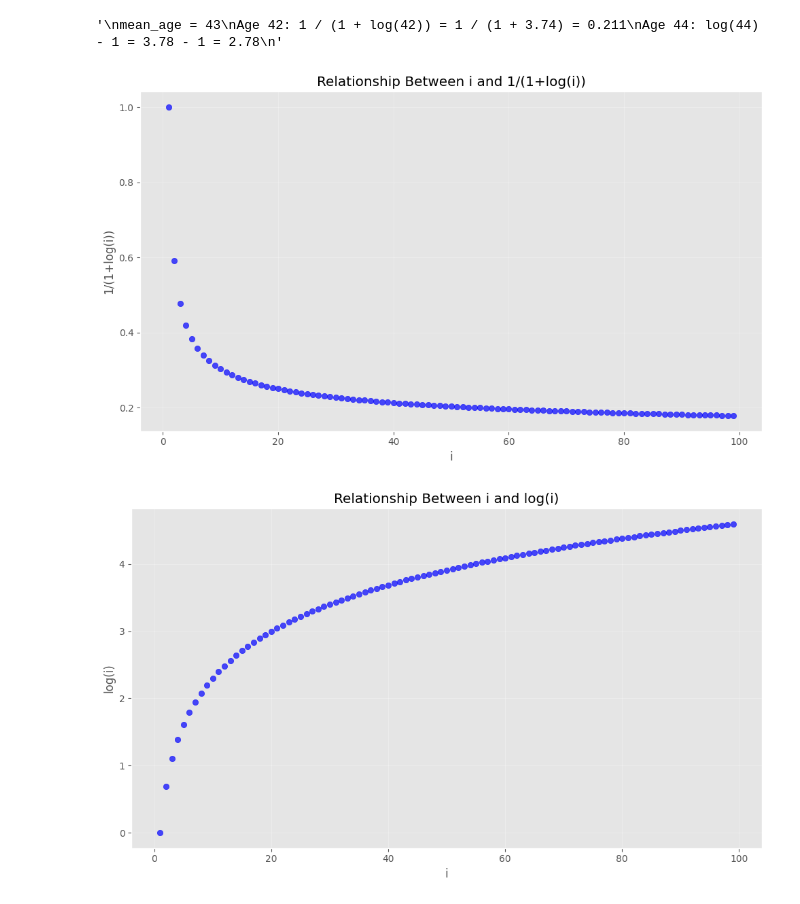
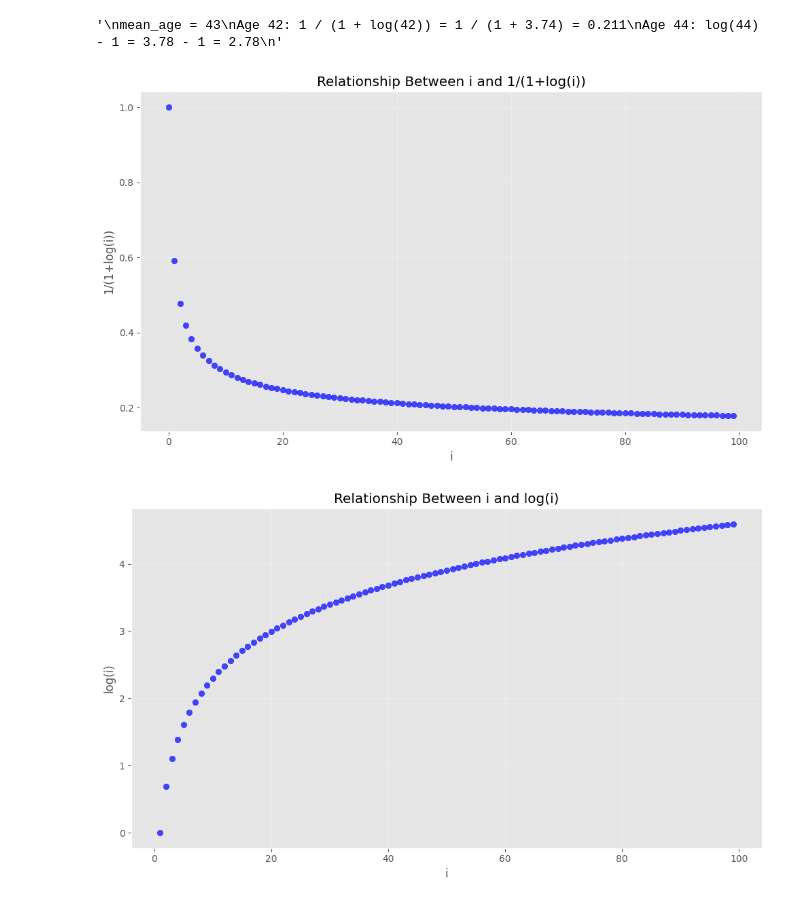
Before and after one commit to DEVOLOPER-1/Sim-Equity, a Jupyter notebook: EDA.ipynb, the cells around one changed output. Drawn from its saved outputs; the diff is of its cells as text; code cells hidden in the pictures.

```diff
--- a/EDA.ipynb
+++ b/EDA.ipynb
@@ -136,7 +137,7 @@ individuals_with_trips_df = individuals_with_trips_df.with_columns(
     pl.col("ELECT_SCOOTER").replace({"4+":4}, return_dtype=pl.Int8),
 
     #"NAVIGO_SUB", "IMAGINER_SUB", "OTHER_SUB_PT" , "BIKE_SUB", "NSM_SUB"
-    pl.col("NAVIGO_SUB").replace({0:1 , 1:0}),
+    pl.col("NAVIGO_SUB").replace({0:1 , 1:0},default=0).cast(pl.Int8),
     pl.col("IMAGINER_SUB").replace({0:1 , 1:0}),
     pl.col("OTHER_SUB_PT").replace({0:1 , 1:0}),
     pl.col("BIKE_SUB").replace({0:1 , 1:0}),
@@ -147,7 +148,7 @@ individuals_with_trips_df = individuals_with_trips_df.with_columns(
 # %% [markdown]
 ### Applying the decreasing function 1/1+log(x) according to the described relations bet. the features applied on it & the Social Vulnerability Index
 # %%
-mean_age = round(individuals_with_trips_df["AGE"].mean())
+mean_age = individuals_with_trips_df["AGE"].mean()
 individuals_with_trips_df = individuals_with_trips_df.with_columns(
     [
     pl.col("AGE").map_elements(lambda
@@ -163,7 +164,7 @@ individuals_with_trips_df = individuals_with_trips_df.with_columns(
 individuals_with_trips_df = individuals_with_trips_df.with_columns([
     pl.col("NB_CAR").map_elements(lambda x : 1/(1+log(1+x))).alias('TRANSFORMED_NB_CAR'), #added the 1 in the log to avoid the people with no cars
     pl.col("PRO_CAT").map_elements(lambda x : 1/(1+log(x))).alias('TRANSFORMED_PRO_CAT'),
-    pl.col("NBPERS_HOUSE").map_elements(lambda x : 1/(1+log(x))).alias('TRANSFORMED_NBPERS_HOUSE'),
+    pl.col("NBPERS_HOUSE").map_elements(lambda x : (log(x))).alias('TRANSFORMED_NBPERS_HOUSE'),
     pl.col("TWO_WHEELER").map_elements(lambda x : 1/(1+log(1+x))).alias('TRANSFORMED_TWO_WHEELER'),
     pl.col("BIKE").map_elements(lambda x : 1/(1+log(1+x))).alias('TRANSFORMED_BIKE'),
     pl.col("ELECT_SCOOTER").map_elements(lambda x : 1/(1+log(1+x))).alias('TRANSFORMED_ELECT_SCOOTER'),
@@ -226,7 +227,7 @@ cols_2_continue_operations_on = are_correlated.columns
 ### Normalizing All Features separately by min_max scaler to make each of them particicpate equally in the MVI
 # %%
 for col in cols_2_continue_operations_on:
-    if col.split('_')[0] == 'TRANSFORMED':
+    # if col.split('_')[0] == 'TRANSFORMED':
         scaler = MinMaxScaler()
 
         scaled_values = scaler.fit_transform(X=are_correlated[col].to_numpy().reshape(-1, 1))
@@ -234,6 +235,22 @@ for col in cols_2_continue_operations_on:
         are_correlated = are_correlated.with_columns(
             pl.Series(col, scaled_values.flatten(), dtype=pl.Float64)
         )
+# %%
+pca = PCA(n_components=1)
+
+X = are_correlated.to_numpy()
+
+pca.fit(X)
+
+weights = pca.components_.tolist()[0]
+
+
+for i, col in enumerate(cols_2_continue_operations_on):
+    are_correlated = are_correlated.with_columns(
+        pl.col(col).map_elements(
+            lambda x: abs(x * weights[i])
+        )
+    )
 # %%
 are_correlated.describe()
 # %% [output]
@@ -448,20 +469,20 @@ Age 44: log(44) - 1 = 3.78 - 1 = 2.78
 # %%
 i_s = []
 product = []
-for i in range(1, 100):  # Starting from 1 to avoid log(0)
+for i in range(0, 100):  # Starting from 1 to avoid log(0)
     i_s.append(i)
-    product.append(1/(1+log(i)))
+    product.append(1/(1+log(1+i)))
 
 plt.figure(figsize=(10, 6))
 plt.scatter(i_s, product, color='blue', alpha=0.7)
 plt.title('Relationship Between i and 1/(1+log(i))')
 plt.xlabel('i')
 plt.ylabel('1/(1+log(i))')
 plt.grid(True, alpha=0.3)
 plt.tight_layout()
 plt.show()
 # %% [output]
-[figure, old version]
+[figure, new version]
 # %%
 i_s = []
 product = []
```
Also changed, not shown: parts of 7 cells of this notebook.
